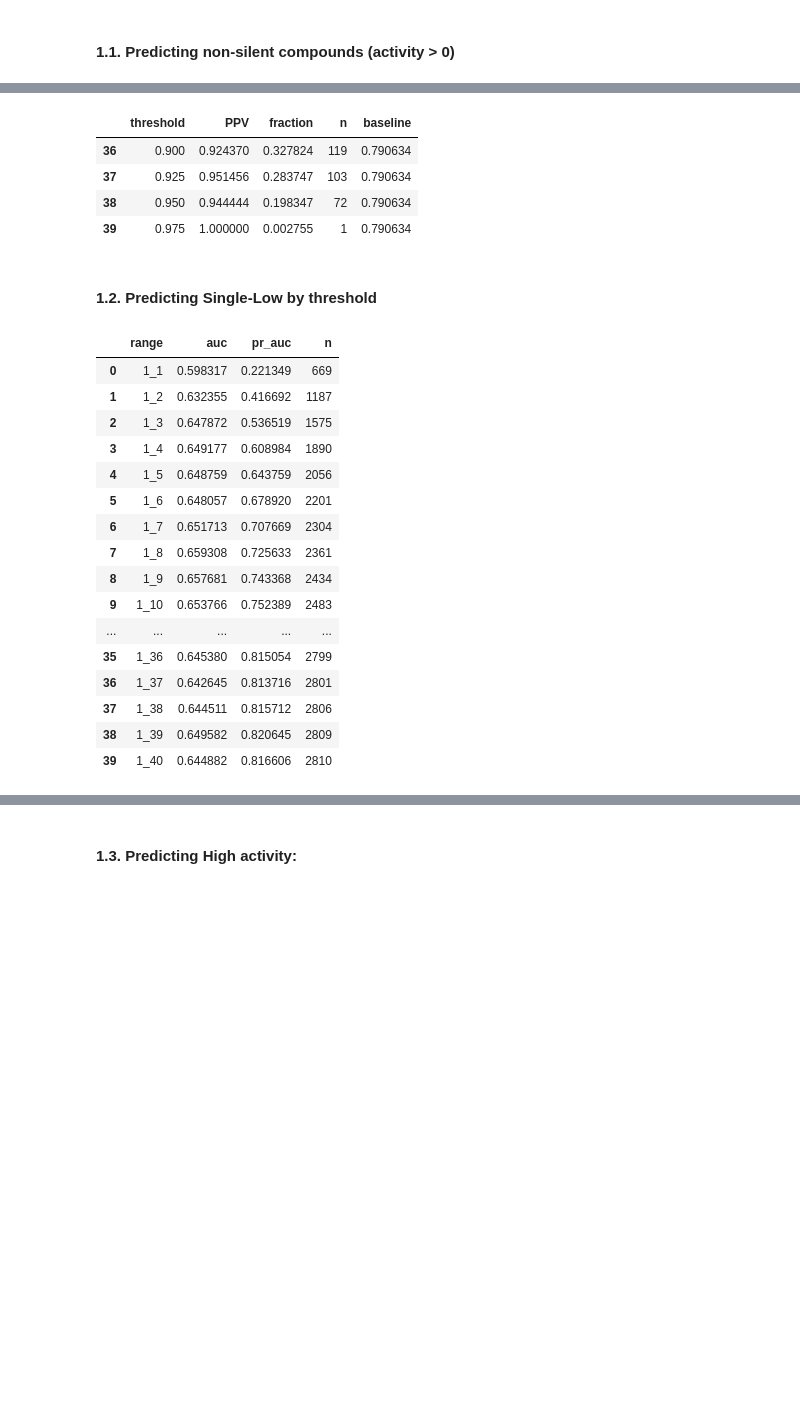
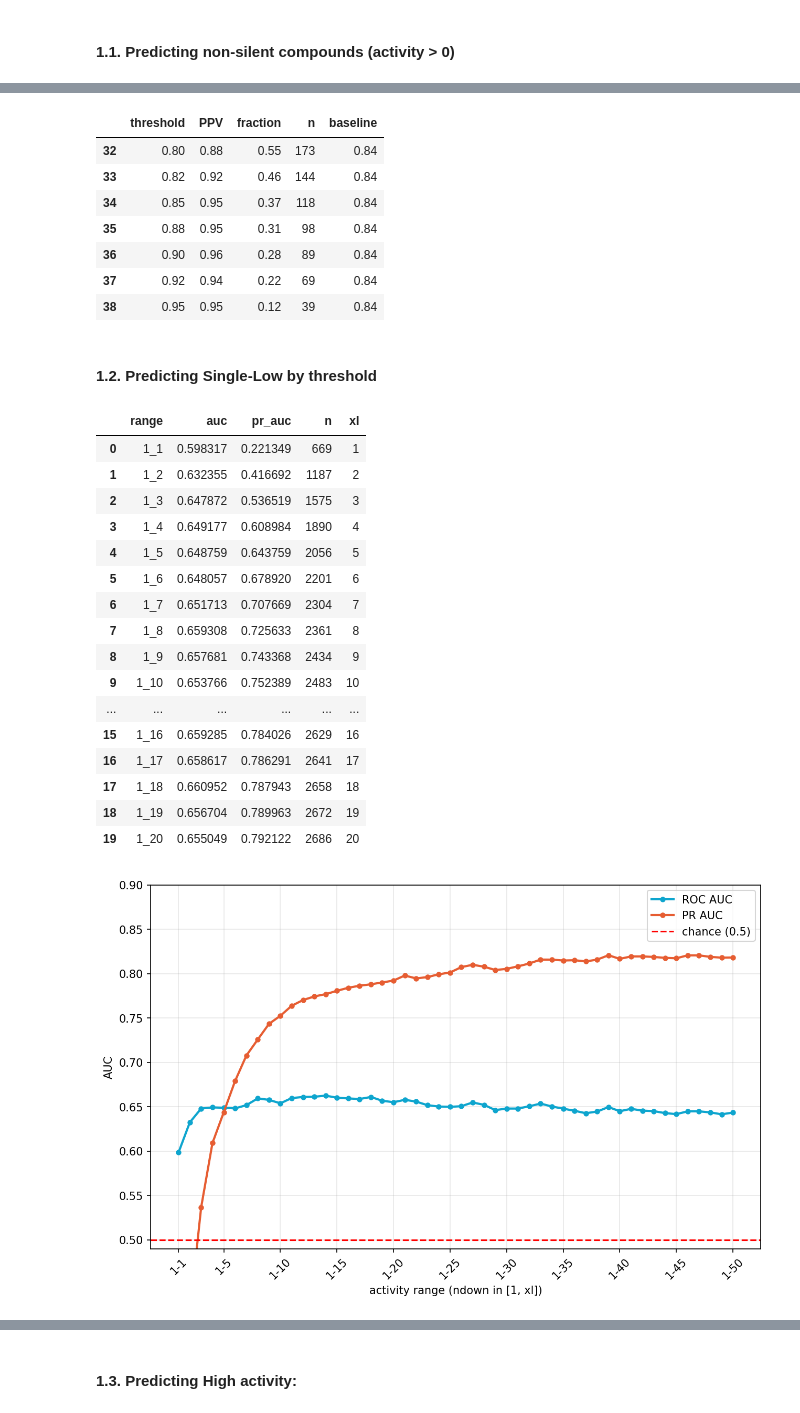
Before and after one commit to gtamo39/MS_ML, a Jupyter notebook: vignettes/MS_ActivityClass.ipynb, the cells around one changed output, grey strips where cells are left out. Saved outputs shown, nothing was run; the diff lists cells and outputs as text; code cells hidden in the pictures; blank space fills up the shorter version.

```diff
--- a/vignettes/MS_ActivityClass.ipynb
+++ b/vignettes/MS_ActivityClass.ipynb
@@ -245,7 +246,7 @@ if DFRAW_OVERWRITE:
     MS.loc[MS['date'] == pd.Timestamp('2026-06-01'), 'date'] = pd.Timestamp('2026-06-16')
 
     ## remove contaminants and controls
-    # MS = MS[~MS['compound'].isin(control_compounds + contaminants)]
+    MS = MS[~MS['compound'].isin(control_compounds + contaminants)]
 
     ## Ensure the compounds are FBX glues (no PROTACS) — same filter on df_raw for symmetry
     MS     = MS[MS['compound'].isin(serac_df['compound'])]
@@ -253,8 +254,8 @@ if DFRAW_OVERWRITE:
     MS.shape
 
     ## write to disk:
-    # MS.to_parquet(MS_PATH, index=False)
-    # df_raw.to_parquet(DFRAW_PATH, index=False)
+    MS.to_parquet(MS_PATH, index=False)
+    df_raw.to_parquet(DFRAW_PATH, index=False)
 
 else:
     MS     = pd.read_parquet(MS_PATH)
@@ -315,7 +348,7 @@ ML_data = pd.merge(ML_data[['compound','label']],MF_features,on='compound')#.dro
 model=HistGradientBoostingClassifier(learning_rate=0.03, max_depth=6, max_leaf_nodes=15,l2_regularization=0.0, random_state=42)
 trained_model, df_pred = ML_Class.run_K_Fold_Xval_Classification(
     ML_data, ID='compound', model=model, folds=5, col_to_rm=['compound', 'label'],
-    v=False, ctf=0.5, impute_by_mean=False)
+    v='tqdm', ctf=0.5, impute_by_mean=False)
 
 ML_Class.metrics_from_pred_df(df_pred)
 # %% [output]
@@ -333,7 +366,7 @@ ML_data = MS.copy()
 ML_data['label'] = (ML_data['ndown'] > 0) * 1
 
 ## define temporal test set:
-date_split = '2026-07-06'
+date_split = '2026-07-14'
 test_cmps  = list(MS[MS['date'] >= date_split]['compound'])
 print('> number test compounds:',len(test_cmps))
 train_cmps = list(ML_data[~ML_data['compound'].isin(test_cmps)]['compound'])
@@ -361,11 +394,14 @@ plt.title('Single/Low PPV vs cutoff'); plt.show()
 # %%
-ppv_df[ppv_df['threshold']>= 0.9]
+ppv_df[ppv_df['threshold']>= 0.8]
 # %% [output]
 |  | threshold | PPV | fraction | n | baseline |
-| 36 | 0.900 | 0.924370 | 0.327824 | 119 | 0.790634 |
-| 37 | 0.925 | 0.951456 | 0.283747 | 103 | 0.790634 |
-| 38 | 0.950 | 0.944444 | 0.198347 | 72 | 0.790634 |
-| 39 | 0.975 | 1.000000 | 0.002755 | 1 | 0.790634 |
+| 32 | 0.80 | 0.88 | 0.55 | 173 | 0.84 |
+| 33 | 0.82 | 0.92 | 0.46 | 144 | 0.84 |
+| 34 | 0.85 | 0.95 | 0.37 | 118 | 0.84 |
+| 35 | 0.88 | 0.95 | 0.31 | 98 | 0.84 |
+| 36 | 0.90 | 0.96 | 0.28 | 89 | 0.84 |
+| 37 | 0.92 | 0.94 | 0.22 | 69 | 0.84 |
+| 38 | 0.95 | 0.95 | 0.12 | 39 | 0.84 |
 # %% [markdown]
 #### 1.2. Predicting Single-Low by threshold
 # %%
@@ -407,22 +443,38 @@ if not os.path.exists(SingleLow_ouput):
 else:
     res_df = pd.read_csv(SingleLow_ouput)
 # %%
-res_df.head(40)
+res_df['xl'] = res_df['range'].str.split('_').str[1].astype(int)
+
+# AUC vs upper activity bound (xl), styled like get_PPV_vs_proba
+plot_df = res_df[:50]
+fig, ax = plt.subplots(figsize=(10, 6), dpi=150)
+plt.plot('xl', 'auc',    data=plot_df, color=SERAC_C['azure'], linewidth=2, marker='o', markersize=4, label='ROC AUC')
+plt.plot('xl', 'pr_auc', data=plot_df, color=SERAC_C['ember'], linewidth=2, marker='o', markersize=4, label='PR AUC')
+plt.axhline(0.5, color='r', linestyle='--', linewidth=1.5, label='chance (0.5)')
+
+# x-ticks as ranges every 5: 1-1, 1-5, 1-10, 1-15, ...
+ticks = [1] + list(range(5, int(plot_df['xl'].max()) + 1, 5))
+ax.set_xticks(ticks); ax.set_xticklabels([f'1-{t}' for t in ticks], rotation=45)
+plt.legend(); plt.xlabel('activity range (ndown in [1, xl])'); plt.ylabel('AUC')
+plt.ylim(0.49, 0.9); plt.grid(axis='both', alpha=0.3)
+
+res_df.head(20)
 # %% [output]
-|  | range | auc | pr_auc | n |
-| 0 | 1_1 | 0.598317 | 0.221349 | 669 |
-| 1 | 1_2 | 0.632355 | 0.416692 | 1187 |
-| 2 | 1_3 | 0.647872 | 0.536519 | 1575 |
-| 3 | 1_4 | 0.649177 | 0.608984 | 1890 |
-| 4 | 1_5 | 0.648759 | 0.643759 | 2056 |
-| 5 | 1_6 | 0.648057 | 0.678920 | 2201 |
-| 6 | 1_7 | 0.651713 | 0.707669 | 2304 |
-| 7 | 1_8 | 0.659308 | 0.725633 | 2361 |
-| 8 | 1_9 | 0.657681 | 0.743368 | 2434 |
-| 9 | 1_10 | 0.653766 | 0.752389 | 2483 |
-| ... | ... | ... | ... | ... |
-| 35 | 1_36 | 0.645380 | 0.815054 | 2799 |
-| 36 | 1_37 | 0.642645 | 0.813716 | 2801 |
-| 37 | 1_38 | 0.644511 | 0.815712 | 2806 |
-| 38 | 1_39 | 0.649582 | 0.820645 | 2809 |
-| 39 | 1_40 | 0.644882 | 0.816606 | 2810 |
+|  | range | auc | pr_auc | n | xl |
+| 0 | 1_1 | 0.598317 | 0.221349 | 669 | 1 |
+| 1 | 1_2 | 0.632355 | 0.416692 | 1187 | 2 |
+| 2 | 1_3 | 0.647872 | 0.536519 | 1575 | 3 |
+| 3 | 1_4 | 0.649177 | 0.608984 | 1890 | 4 |
+| 4 | 1_5 | 0.648759 | 0.643759 | 2056 | 5 |
+| 5 | 1_6 | 0.648057 | 0.678920 | 2201 | 6 |
+| 6 | 1_7 | 0.651713 | 0.707669 | 2304 | 7 |
+| 7 | 1_8 | 0.659308 | 0.725633 | 2361 | 8 |
+| 8 | 1_9 | 0.657681 | 0.743368 | 2434 | 9 |
+| 9 | 1_10 | 0.653766 | 0.752389 | 2483 | 10 |
+| ... | ... | ... | ... | ... | ... |
+| 15 | 1_16 | 0.659285 | 0.784026 | 2629 | 16 |
+| 16 | 1_17 | 0.658617 | 0.786291 | 2641 | 17 |
+| 17 | 1_18 | 0.660952 | 0.787943 | 2658 | 18 |
+| 18 | 1_19 | 0.656704 | 0.789963 | 2672 | 19 |
+| 19 | 1_20 | 0.655049 | 0.792122 | 2686 | 20 |
+[figure, added]
```
Also changed, not shown: parts of 41 cells of this notebook, 3 other files.
